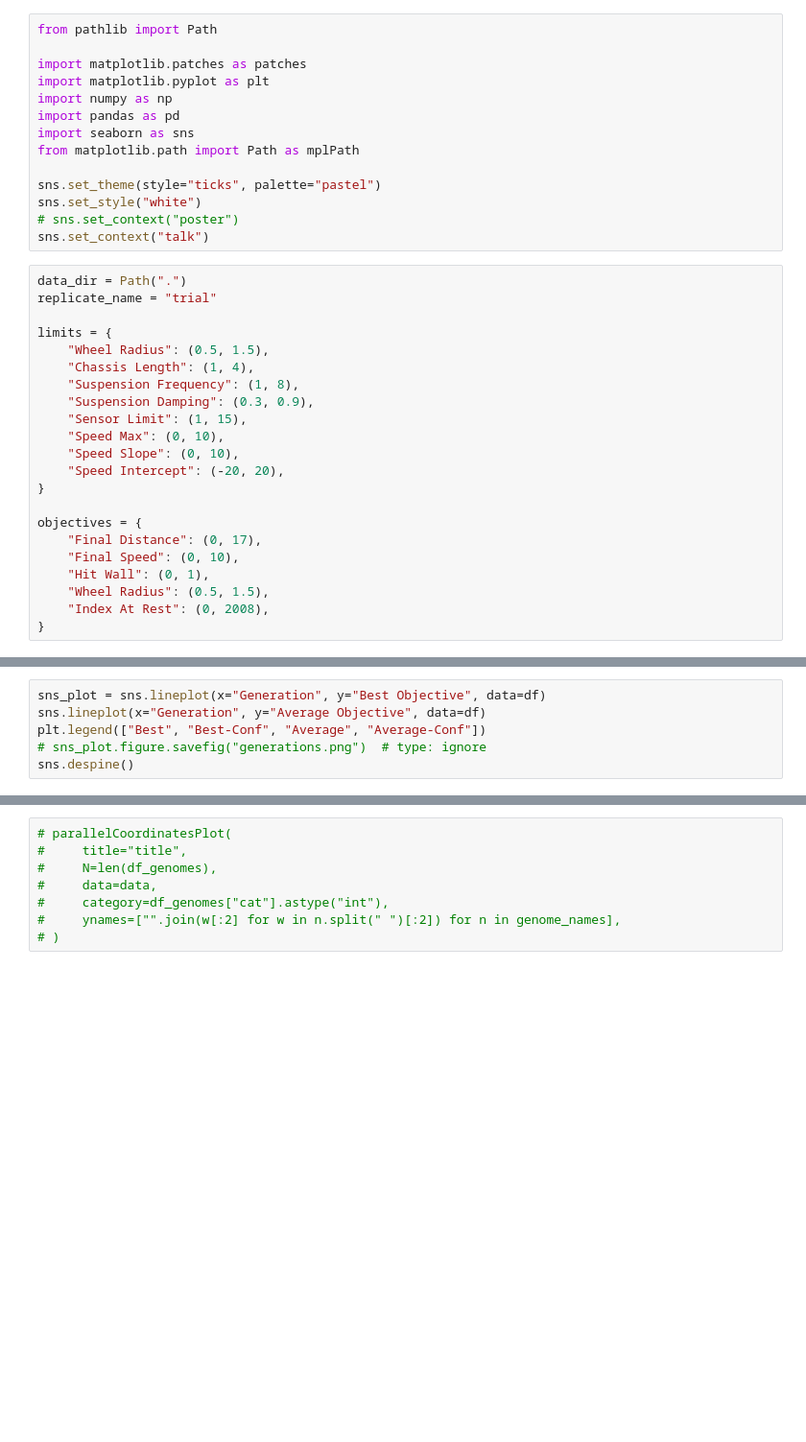
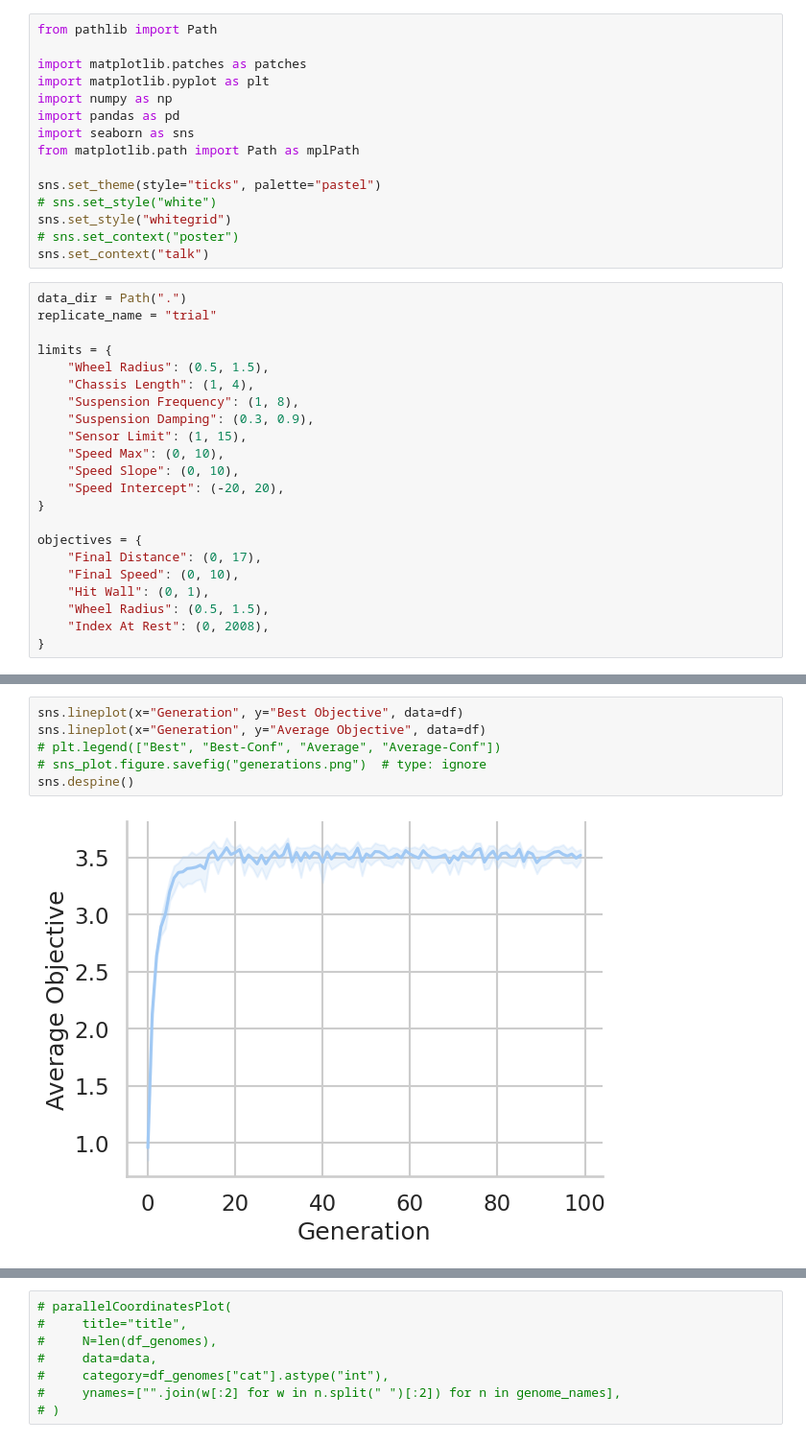
Before and after one commit to anthonyjclark/simer-tutorial, a Jupyter notebook: _example/analyze.ipynb, the cells around one changed output, grey strips where cells are left out. Shown at 96% size. Drawn from its saved outputs; the diff is of its cells as text; blank space fills up the shorter version.

```diff
--- a/_example/analyze.ipynb
+++ b/_example/analyze.ipynb
@@ -9,7 +9,8 @@ import seaborn as sns
 from matplotlib.path import Path as mplPath
 
 sns.set_theme(style="ticks", palette="pastel")
-sns.set_style("white")
+# sns.set_style("white")
+sns.set_style("whitegrid")
 # sns.set_context("poster")
 sns.set_context("talk")
 # %%
@@ -51,6 +66,8 @@ df
 # %%
-sns_plot = sns.lineplot(x="Generation", y="Best Objective", data=df)
+sns.lineplot(x="Generation", y="Best Objective", data=df)
 sns.lineplot(x="Generation", y="Average Objective", data=df)
-plt.legend(["Best", "Best-Conf", "Average", "Average-Conf"])
+# plt.legend(["Best", "Best-Conf", "Average", "Average-Conf"])
 # sns_plot.figure.savefig("generations.png")  # type: ignore
 sns.despine()
+# %% [output]
+[figure, added]
```
Also changed, not shown: parts of 9 cells of this notebook, 3 other files.
